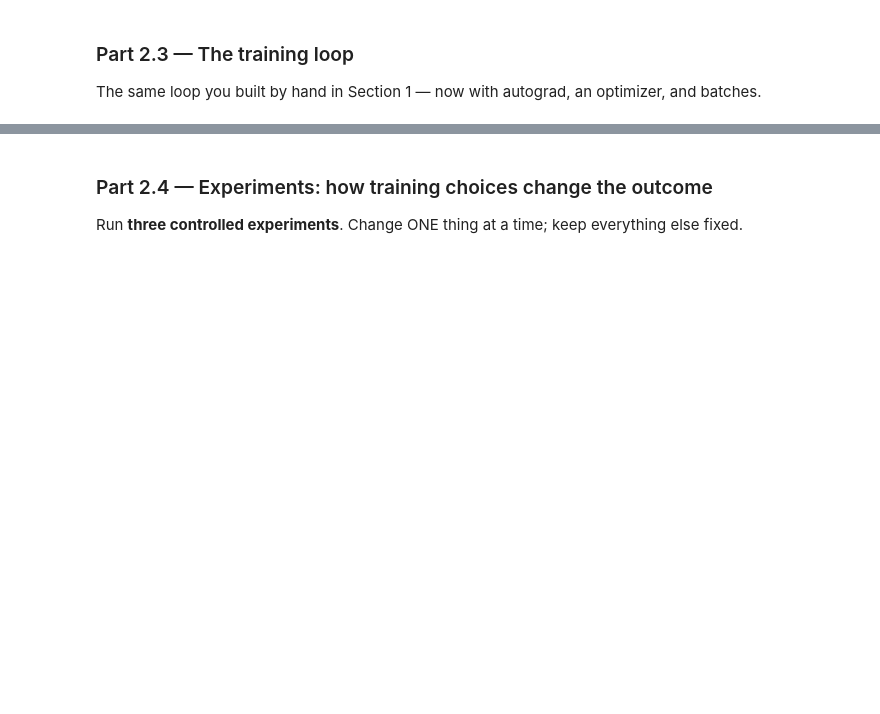
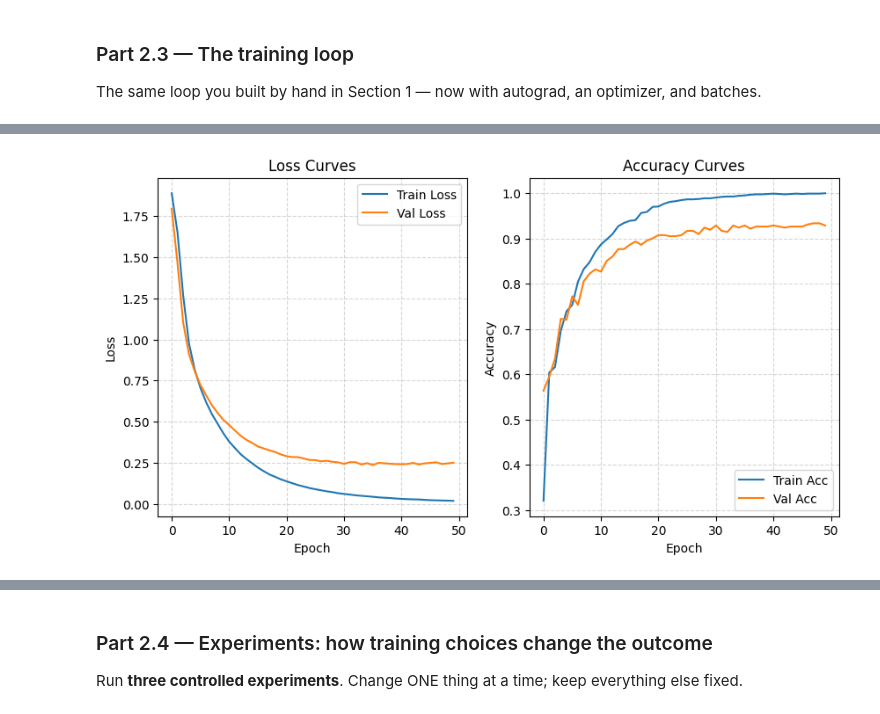
Before and after one commit to KekeliIsHere/lab-3, a Jupyter notebook: Lab_3.ipynb, the cells around one changed output, grey strips where cells are left out. Drawn from its saved outputs; the diff is of its cells as text; code cells hidden in the pictures; blank space fills up the shorter version.

```diff
--- a/Lab_3.ipynb
+++ b/Lab_3.ipynb
@@ -476,8 +530,14 @@ An MLP: input -> hidden layers with ReLU -> 7 output logits.
 ### Part 2.3 — The training loop
 The same loop you built by hand in Section 1 — now with autograd, an optimizer, and batches.
 # %%
-# TODO: criterion = nn.CrossEntropyLoss()
-#       optimizer = torch.optim.Adam(model.parameters(), lr=1e-3)   # or SGD — justify
+import torch.optim as optim
+# TODO:
+criterion = nn.CrossEntropyLoss()
+optimizer = torch.optim.Adam(model.parameters(), lr=1e-3)
+
+epochs=50
+history = {'train_loss': [], 'val_loss': [], 'train_acc': [], 'val_acc': []}
+best_val_acc = 0.0
 
 # TODO: Train for at least 50 epochs. Each epoch:
 #   1. model.train(); for xb, yb in train_loader:
@@ -488,8 +548,72 @@ The same loop you built by hand in Section 1 — now with autograd, an optimizer
 #        optimizer.step()         # <- the update rule you wrote in Part 1.1
 #   2. model.eval() + torch.no_grad(): compute loss AND accuracy on train and validation sets
 #   3. Append everything to history lists; print a one-line summary per epoch.
+for epoch in range(1, epochs + 1):
+    model.train()
+    running_loss, correct_train, total_train = 0.0, 0, 0
+    for xb, yb in train_loader:
+        optimizer.zero_grad()
+        logits = model(xb.to(DEVICE))
+        loss = criterion(logits, yb.to(DEVICE))
+        loss.backward()
+        optimizer.step()
+
+        running_loss += loss.item() * xb.size(0)
+        preds = torch.argmax(logits, dim=1)
+        correct_train += (preds == yb).sum().item()
+        total_train += yb.size(0)
+
+    train_loss = running_loss / total_train
+    train_acc = correct_train / total_train
+
+    model.eval()
+    val_loss, correct_val, total_val = 0.0, 0, 0
+
+    with torch.no_grad():
+        for xb, yb in val_loader:
+            xb, yb = xb.to(DEVICE), yb.to(DEVICE)
+            logits = model(xb)
+            loss = criterion(logits, yb)
+
+            val_loss += loss.item() * xb.size(0)
+            preds = torch.argmax(logits, dim=1)
+            correct_val += (preds == yb).sum().item()
+            total_val += yb.size(0)
+
+    val_loss = val_loss / total_val
+    val_acc = correct_val / total_val
+
+    history['train_loss'].append(train_loss)
+    history['val_loss'].append(val_loss)
+    history['train_acc'].append(train_acc)
+    history['val_acc'].append(val_acc)
 
 # TODO: Save the best model (highest validation accuracy):
 #   torch.save(model.state_dict(), "ffn_best.pt")
+    if val_acc > best_val_acc:
+        best_val_acc = val_acc
+        torch.save(model.state_dict(), "ffn_best.pt")
+
+    if epoch % 10 == 0 or epoch == 1:
+        print(f"Epoch {epoch:02d}/{epochs} | Train Loss: {train_loss:.4f} | Train Acc: {train_acc:.4f} | Val Loss: {val_loss:.4f} | Val Acc: {val_acc:.4f}")
 
 # TODO: Plot loss curves (train + val) and accuracy curves (train + val), with legends.
+plt.figure(figsize=(10, 5))
+plt.subplot(1, 2, 1)
+plt.plot(history['train_loss'], label='Train Loss')
+plt.plot(history['val_loss'], label='Val Loss')
+plt.title('Loss Curves')
+plt.xlabel('Epoch')
+plt.ylabel('Loss')
+plt.legend()
+plt.grid(True, ls="--", alpha=0.5)
+
+plt.subplot(1, 2, 2)
+plt.plot(history['train_acc'], label='Train Acc')
+plt.plot(history['val_acc'], label='Val Acc')
+plt.title('Accuracy Curves')
+plt.xlabel('Epoch')
+plt.ylabel('Accuracy')
+plt.legend()
+plt.grid(True, ls="--", alpha=0.5)
+# %% [output]
@@ -496,3 +626,4 @@ The same loop you built by hand in Section 1 — now with autograd, an optimizer
+[figure, added]
 # %% [markdown]
 **Student Reasoning — Training**
 *1. Map each line of the PyTorch loop to the NumPy code you wrote in Section 1: which line is
```
Also changed, not shown: parts of 4 cells of this notebook.
